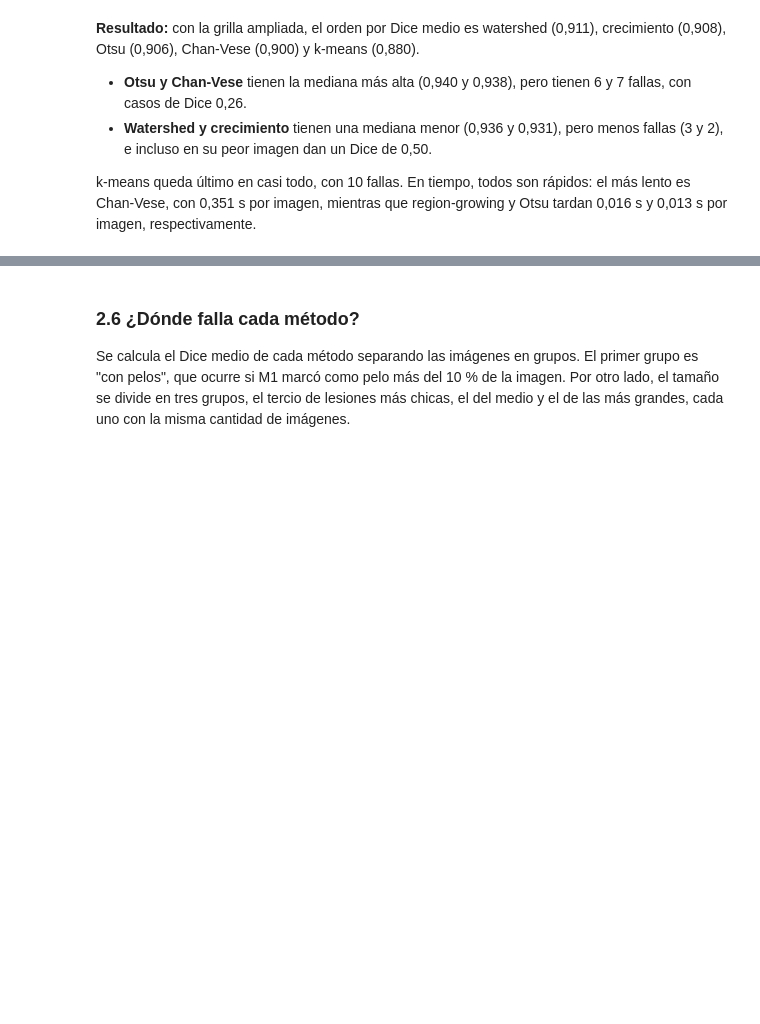
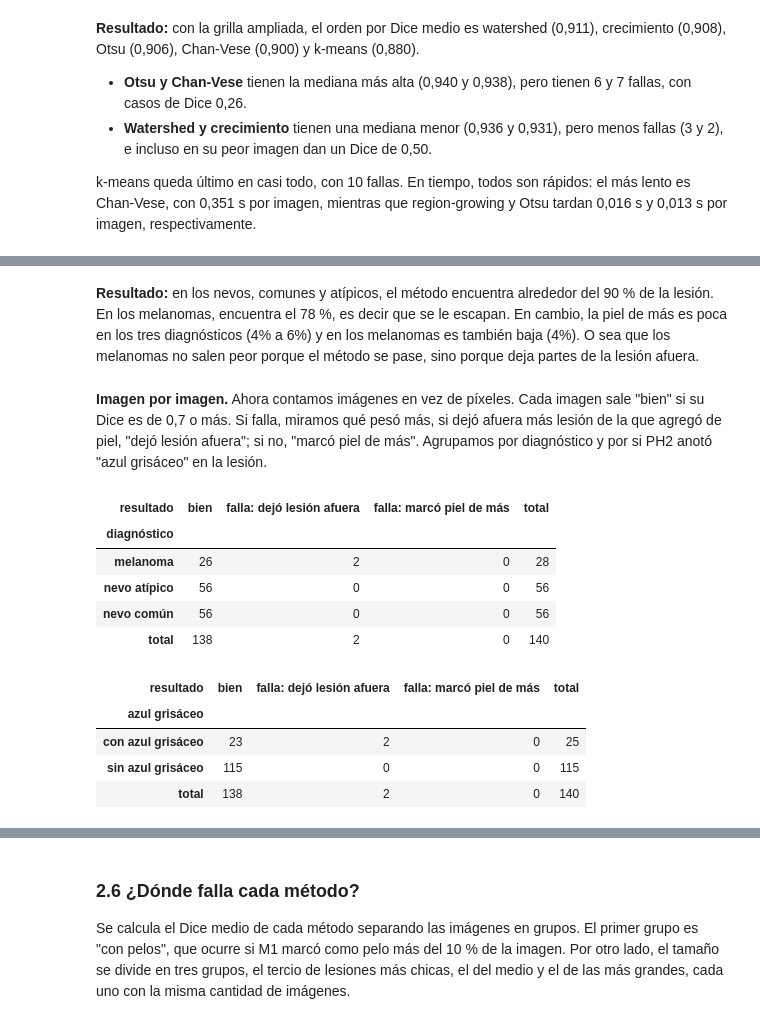
Before and after one commit to facortega/PSIB2026Q2-TPI-Grupo02-CassanoNieto-DElia-Ortega, a Jupyter notebook: modulos/m3_segmentacion/segmentacion.ipynb, the cells around one changed output, grey strips where cells are left out. Saved outputs shown, nothing was run; the diff lists cells and outputs as text; code cells hidden in the pictures; blank space fills up the shorter version.

```diff
--- a/modulos/m3_segmentacion/segmentacion.ipynb
+++ b/modulos/m3_segmentacion/segmentacion.ipynb
@@ -363,0 +464,19 @@ k-means queda último en casi todo, con 10 fallas. En tiempo, todos son rápidos
+# %% [markdown]
+**Resultado:** en los nevos, comunes y atípicos, el método encuentra alrededor del 90 % de la lesión. En los melanomas, encuentra el 78 %, es decir que se le escapan. En cambio, la piel de más es poca en los tres diagnósticos (4% a 6%) y en los melanomas es también baja (4%). O sea que los melanomas no salen peor porque el método se pase, sino porque deja partes de la lesión afuera.
+# %% [markdown]
+**Imagen por imagen.** Ahora contamos imágenes en vez de píxeles. Cada imagen sale "bien" si su Dice es de 0,7 o más. Si falla, miramos qué pesó más, si dejó afuera más lesión de la que agregó de piel, "dejó lesión afuera"; si no, "marcó piel de más". Agrupamos por diagnóstico y por si PH2 anotó "azul grisáceo" en la lesión.
+# %%
+display(contar_resultados(entrenamiento, "diagnóstico"))
+contar_resultados(entrenamiento, "azul grisáceo")
+# %% [output]
+| resultado | bien | falla: dejó lesión afuera | falla: marcó piel de más | total |
+| diagnóstico |  |  |  |  |
+| melanoma | 26 | 2 | 0 | 28 |
+| nevo atípico | 56 | 0 | 0 | 56 |
+| nevo común | 56 | 0 | 0 | 56 |
+| total | 138 | 2 | 0 | 140 |
+| resultado | bien | falla: dejó lesión afuera | falla: marcó piel de más | total |
+| azul grisáceo |  |  |  |  |
+| con azul grisáceo | 23 | 2 | 0 | 25 |
+| sin azul grisáceo | 115 | 0 | 0 | 115 |
+| total | 138 | 2 | 0 | 140 |
```
Also changed, not shown: parts of 17 cells of this notebook, 4 other files.
